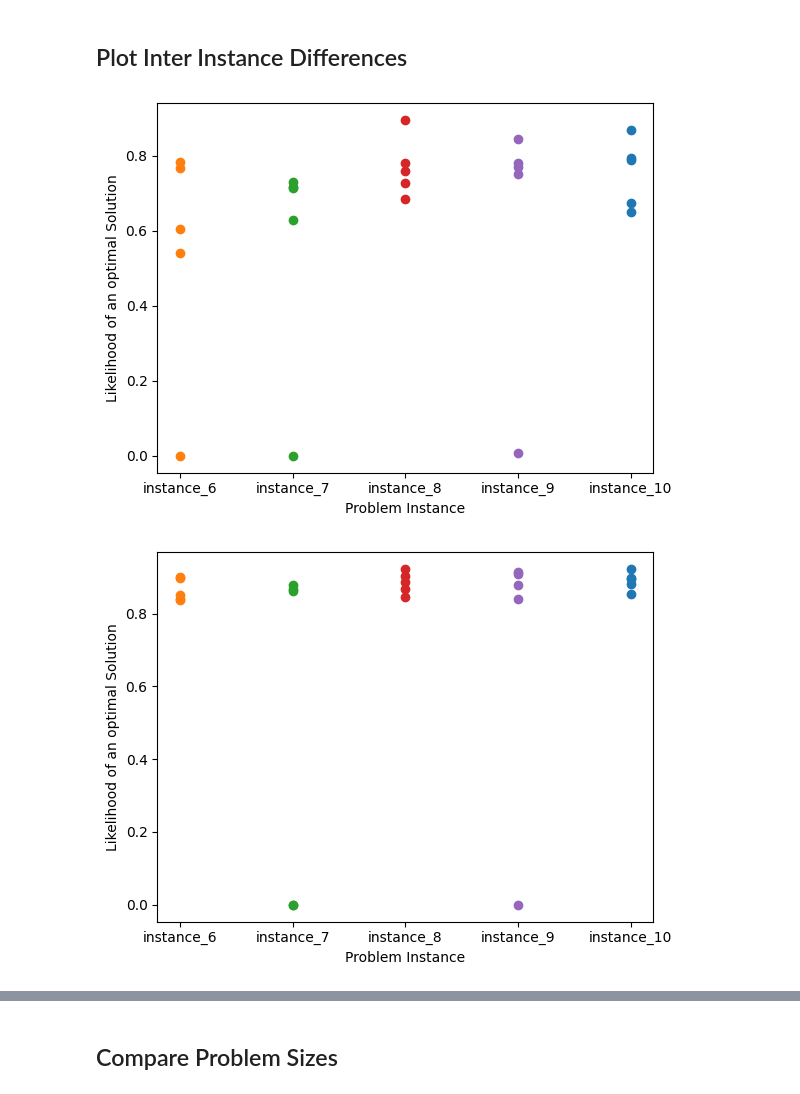
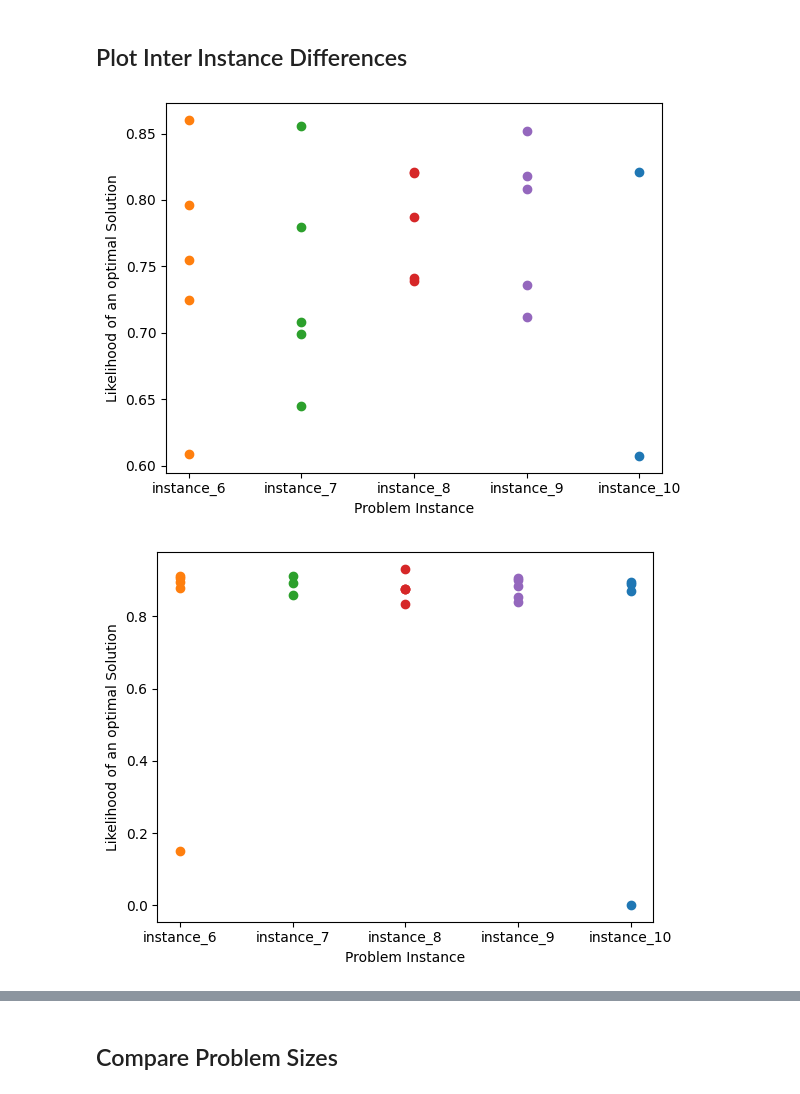
Before and after one commit to DLR-RB/QUEASARS, a Jupyter notebook: experiment_scripts/BenchmarkVisualizations.ipynb, the cells around one changed output, grey strips where cells are left out. Saved outputs shown, nothing was run; the diff lists cells and outputs as text; code cells hidden in the pictures.

```diff
--- a/experiment_scripts/BenchmarkVisualizations.ipynb
+++ b/experiment_scripts/BenchmarkVisualizations.ipynb
@@ -42,6 +42,6 @@ def load_benchmarking_results(algorithm: str, experiment_name: str):
 
     return result_dict
 # %%
-evqe_loaded = load_benchmarking_results("evqe", experiment_name="1905_1")
-qaoa_loaded = load_benchmarking_results("qaoa", experiment_name="1805_1")
-vqe_loaded = load_benchmarking_results("vqe", experiment_name="1905_1")
+evqe_loaded = load_benchmarking_results("evqe", experiment_name="2205_1")
+qaoa_loaded = load_benchmarking_results("qaoa", experiment_name="2205_1")
+vqe_loaded = load_benchmarking_results("vqe", experiment_name="2205_1")
@@ -47,0 +73,20 @@ vqe_loaded = load_benchmarking_results("vqe", experiment_name="1905_1")
+# %%
+from typing import Union
+
+def p_opt(result: Union[VQABenchmarkResult, EVQEBenchmarkResult]) -> float:
+    opt_makespan = result.optimal_makespan
+    probability = 0
+
+    if isinstance(result, VQABenchmarkResult):
+        for state, prob in result.measurement_distribution.items():
+            sol = result.state_translations[state]
+            if sol.makespan is not None and sol.makespan == opt_makespan:
+                probability += prob
+
+    if isinstance(result, EVQEBenchmarkResult):
+        for state, prob in result.result.eigenstate.items():
+            sol = result.state_translations[state]
+            if sol.makespan is not None and sol.makespan == opt_makespan:
+                probability += prob
+
+    return probability
@@ -186,9 +239,21 @@ def compare_instance_p_vals(results: dict[int, Union[VQABenchmarkResult, EVQEBen
+# %%
+from typing import Callable, Union
+
+def compare_measurement_likelihoods(results: dict[int, Union[VQABenchmarkResult, EVQEBenchmarkResult]], metric: Callable[[Union[VQABenchmarkResult, EVQEBenchmarkResult]], float], ylabel: str):
+    for instance, instance_results in results.items():
+        y = [metric(res) for res in instance_results if metric(res) > 0]
+        x = [instance]*len(y)
+        plt.scatter(x, y)
+    plt.xticks(ticks=list(results.keys()), labels=[f"instance_{i}" for i in results.keys()])
+
+    plt.xlabel("Problem Instance")
+    plt.ylabel(ylabel)
 # %%
-compare_instance_p_opts(evqe_loaded[18])
+compare_measurement_likelihoods(evqe_loaded[15], p_opt, "Likelihood of an optimal Solution")
 # %% [output]
-[figure, old version]
+[figure, new version]
 # %%
-compare_instance_p_opts(vqe_loaded[18])
+compare_measurement_likelihoods(vqe_loaded[15], p_opt, "Likelihood of an optimal Solution")
 # %% [output]
-[figure, old version]
+[figure, new version]
 # %%
```
Also changed, not shown: parts of 29 cells of this notebook, 1 other file.
